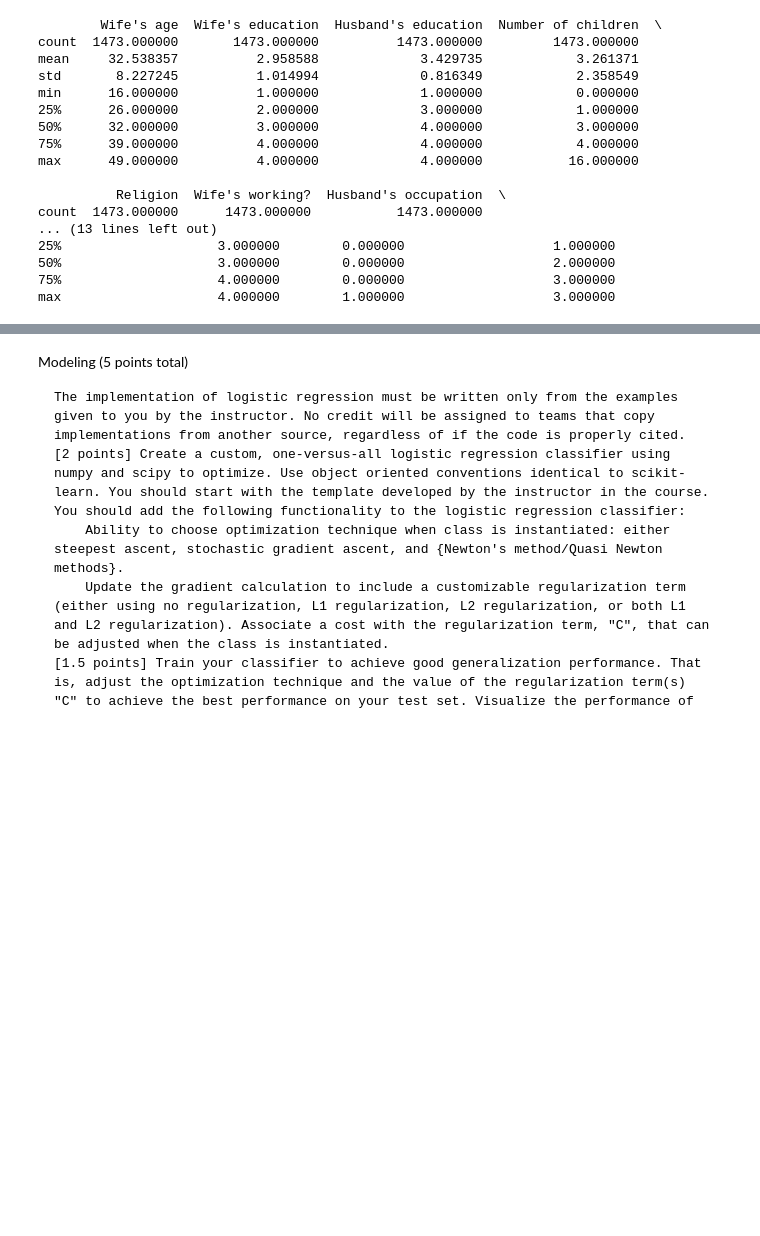
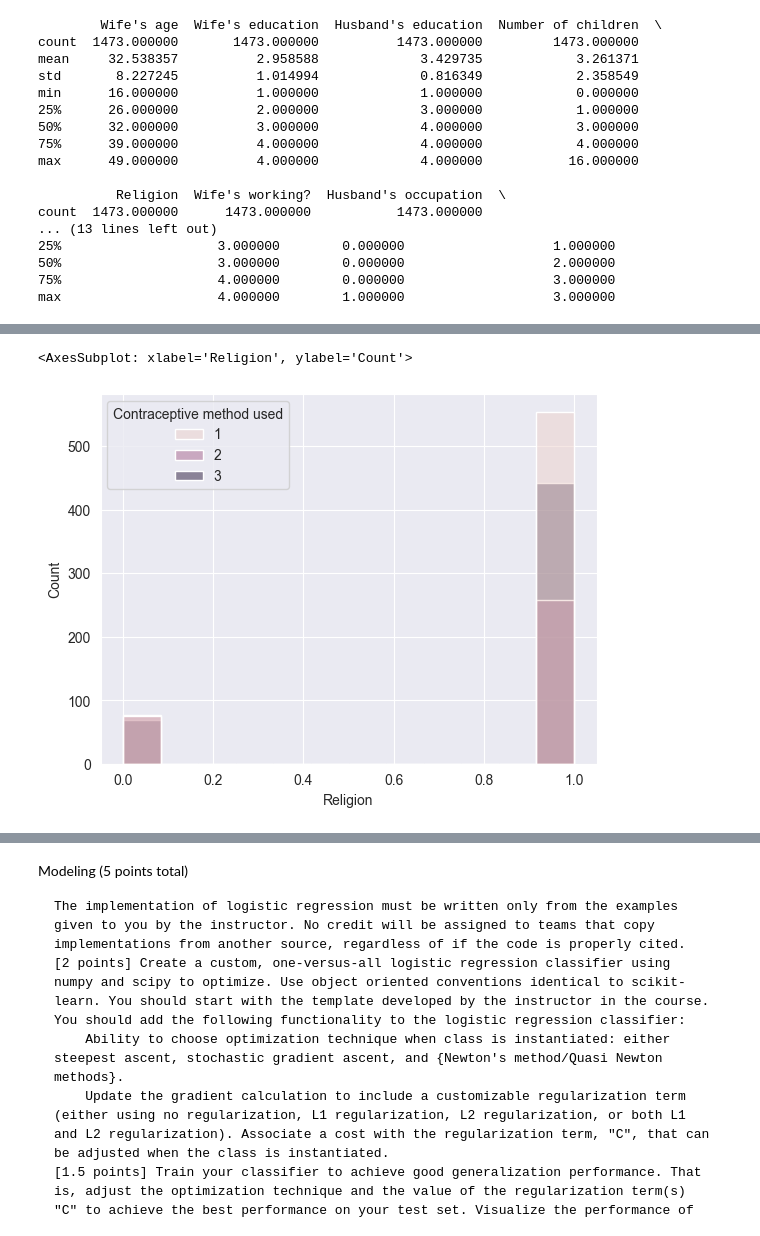
Before and after one commit to RebeccaEKuhlman/Logistic-Regression-Abalone, a Jupyter notebook: LogRegress_Lab3_notebook.ipynb, the cells around one changed output, grey strips where cells are left out. Drawn from its saved outputs; the diff is of its cells as text; code cells hidden in the pictures; blank space fills up the shorter version.

```diff
--- a/LogRegress_Lab3_notebook.ipynb
+++ b/LogRegress_Lab3_notebook.ipynb
@@ -102,0 +105,5 @@ AttributeError: QuadMesh.set() got an unexpected keyword argument 'x'
+# %%
+sns.histplot(df, x="Religion", hue="Contraceptive method used")
+# %% [output]
+<AxesSubplot: xlabel='Religion', ylabel='Count'>
+[figure, added]
```
Also changed, not shown: parts of 9 cells of this notebook.
